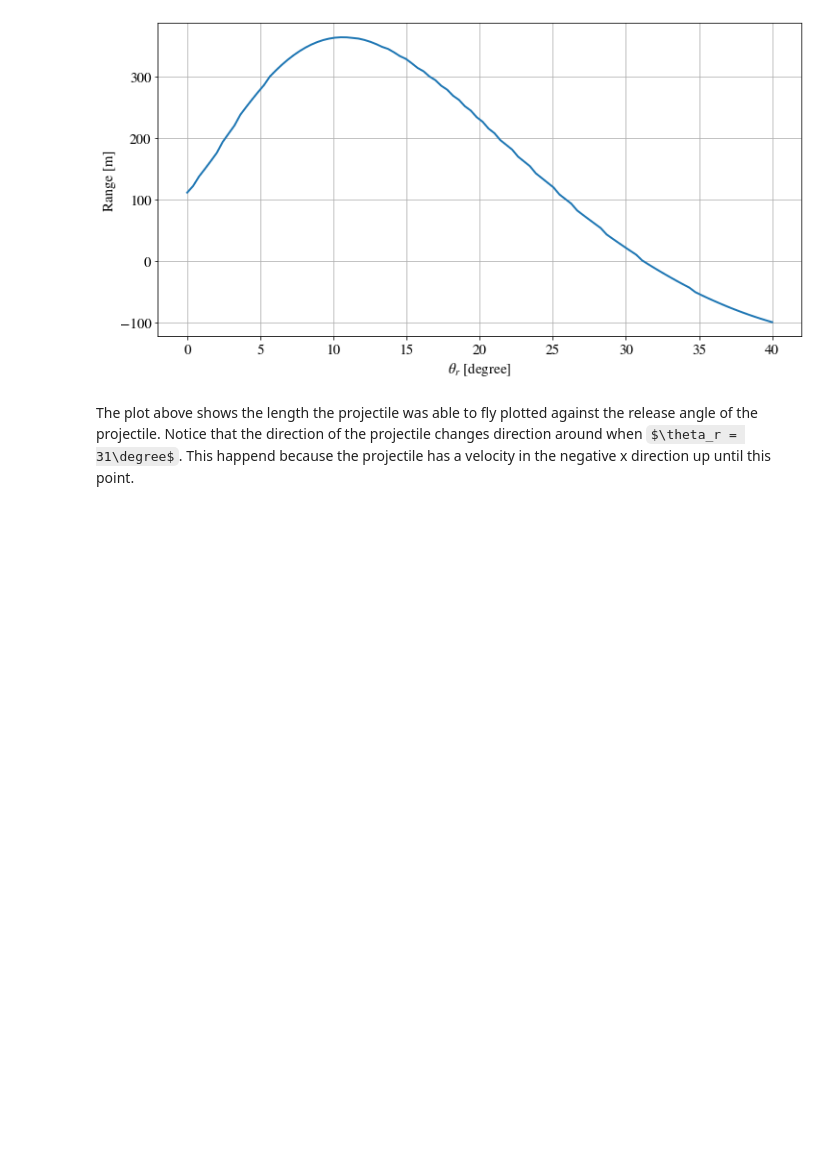
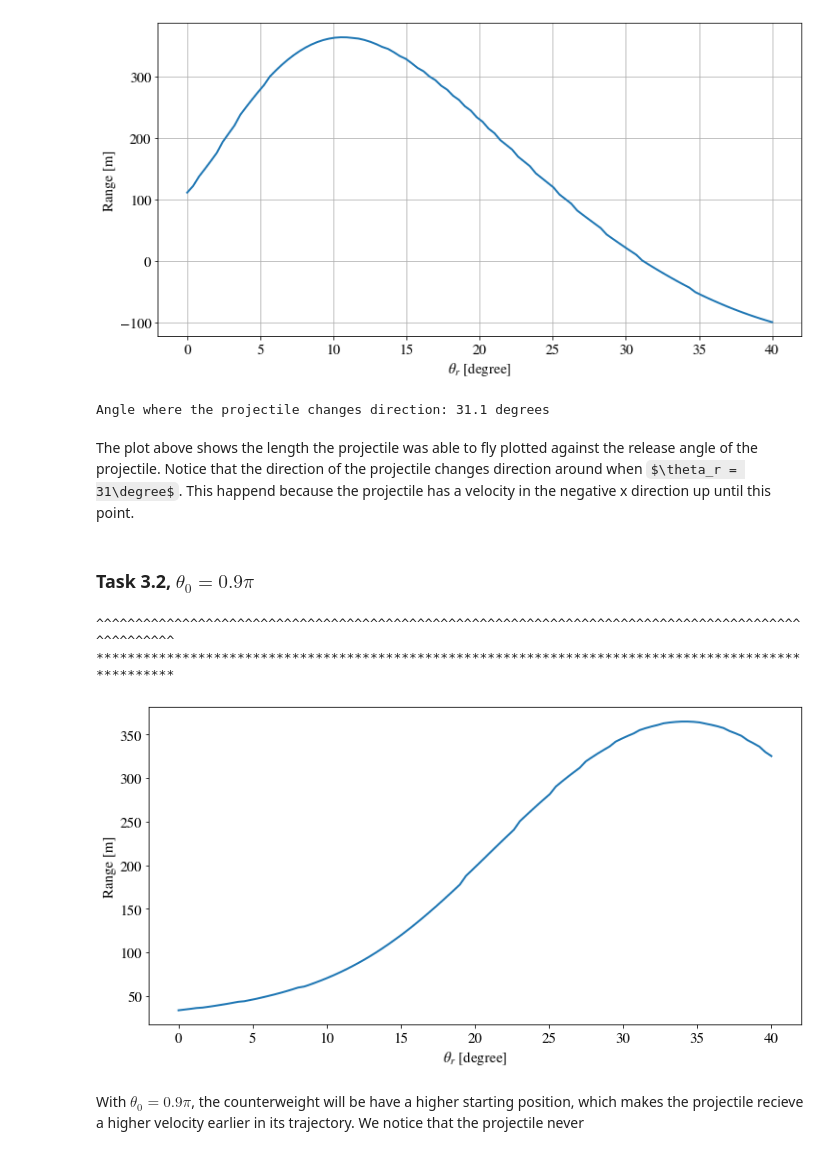
Before and after one commit to sindrelothe/TFY4345-project-2-H2021, a Jupyter notebook: Nummerisk prosjekt Sindre Lothe.ipynb, the cells around one changed output. Drawn from its saved outputs; the diff is of its cells as text; code cells hidden in the pictures; some formulas as TeX source; blank space fills up the shorter version.

Commit message:
Finished task 2 and task 3.2

```diff
--- a/Nummerisk prosjekt Sindre Lothe.ipynb
+++ b/Nummerisk prosjekt Sindre Lothe.ipynb
@@ -205,15 +212,13 @@ The plot above shows the path of the projectile with a release angle of $\theta_
 # %%
 h: float = 0.001
 thetar_list = np.linspace(0, 40*np.pi/180, 100)
-lengths = []
-for thetar in thetar_list:
-    y_list: np.ndarray = Runge_Kutta4_new_version(F_lambda_treb, y0_trebuchet, h, lambda y : y[0] < thetar)
+lengths = np.zeros(len(thetar_list))
+print("^"*len(thetar_list))
+for i in range(len(thetar_list)):
+    print("*", end="")
+    y_list: np.ndarray = Runge_Kutta4_new_version(F_lambda_treb, y0_trebuchet, h, lambda y : y[0] < thetar_list[i])
     positions: np.ndarray = r2b_function(y_list[:, 0], y_list[:, 2], l2, l3, l4)
     velocities: np.ndarray = v2b_function(y_list[:, 0], y_list[:, 1], y_list[:, 2], y_list[:, 3], l2, l4)
     init_vals: np.ndarray = np.array([positions[0, -1], velocities[0, -1], positions[1, -1], velocities[1, -1]])
-
     y_list_thrown: np.ndarray = Runge_Kutta4_new_version(F_function_no_drag, init_vals, h, lambda y : y[2] < 0)
-
-    # plt.plot(positions[0, :], positions[1, :])
-    # plt.plot(y_list_thrown[:,0], y_list_thrown[:,2], label=r"$\theta_r=$" + f"{thetar*180/np.pi:.1f}" + r"$\degree$")
-    lengths.append(y_list_thrown[-1, 0])
+    lengths[i] = y_list_thrown[-1, 0]
@@ -225,5 +233,37 @@ plt.grid()
 plt.show()
 # %% [output]
 [figure]
+# %%
+print(f"Angle where the projectile changes direction: {thetar_list[np.argmin(abs(lengths))]*180/np.pi:.1f} degrees")
+# %% [output]
+Angle where the projectile changes direction: 31.1 degrees
 # %% [markdown]
 The plot above shows the length the projectile was able to fly plotted against the release angle of the projectile. Notice that the direction of the projectile changes direction around when $\theta_r = 31\degree$. This happend because the projectile has a velocity in the negative x direction up until this point.
+# %% [markdown]
+### Task 3.2, $\theta_0 = 0.9\pi$
+# %%
+h: float = 0.001
+thetar_list = np.linspace(0, 40*np.pi/180, 100)
+lengths = np.zeros(len(thetar_list))
+print("^"*len(thetar_list))
+y0_trebuchet_task3_2: np.ndarray = np.array([0.9*np.pi, dtheta0, psi0, dpsi0])
+for i in range(len(thetar_list)):
+    print("*", end="")
+    y_list: np.ndarray = Runge_Kutta4_new_version(F_lambda_treb, y0_trebuchet_task3_2, h, lambda y : y[0] < thetar_list[i])
+    positions: np.ndarray = r2b_function(y_list[:, 0], y_list[:, 2], l2, l3, l4)
+    velocities: np.ndarray = v2b_function(y_list[:, 0], y_list[:, 1], y_list[:, 2], y_list[:, 3], l2, l4)
+    init_vals: np.ndarray = np.array([positions[0, -1], velocities[0, -1], positions[1, -1], velocities[1, -1]])
+    y_list_thrown: np.ndarray = Runge_Kutta4_new_version(F_function_no_drag, init_vals, h, lambda y : y[2] < 0)
+    lengths[i] = y_list_thrown[-1, 0]
+# %% [output]
+^^^^^^^^^^^^^^^^^^^^^^^^^^^^^^^^^^^^^^^^^^^^^^^^^^^^^^^^^^^^^^^^^^^^^^^^^^^^^^^^^^^^^^^^^^^^^^^^^^^^
+****************************************************************************************************
+# %%
+plt.plot(thetar_list*180/np.pi, lengths)
+plt.xlabel(r"$\theta_r$ [degree]")
+plt.ylabel("Range [m]")
+plt.show()
+# %% [output]
+[figure, added]
+# %% [markdown]
+With $\theta_0 = 0.9\pi$, the counterweight will be have a higher starting position, which makes the projectile recieve a higher velocity earlier in its trajectory. We notice that the projectile never
```
Also changed, not shown: parts of 3 cells of this notebook.
